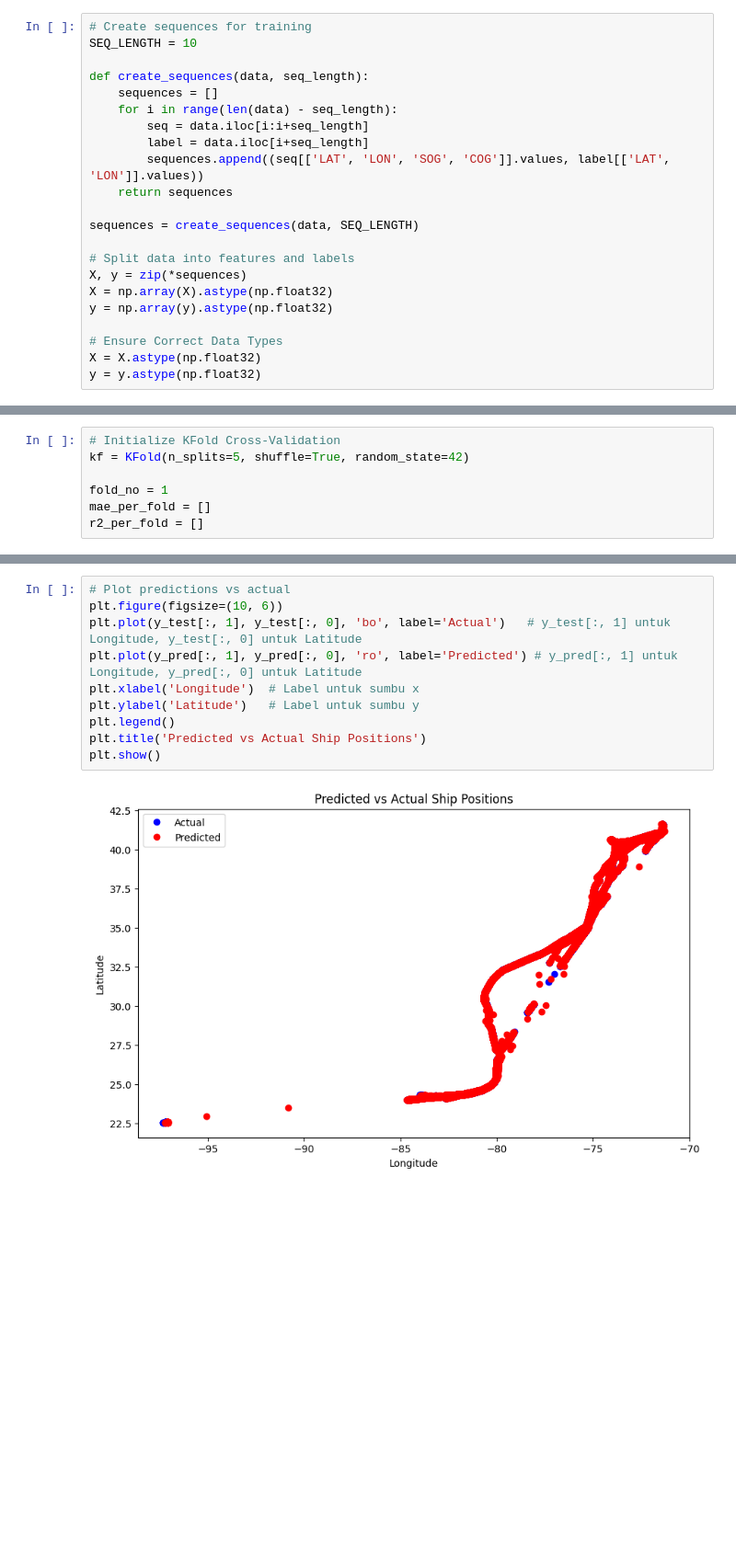
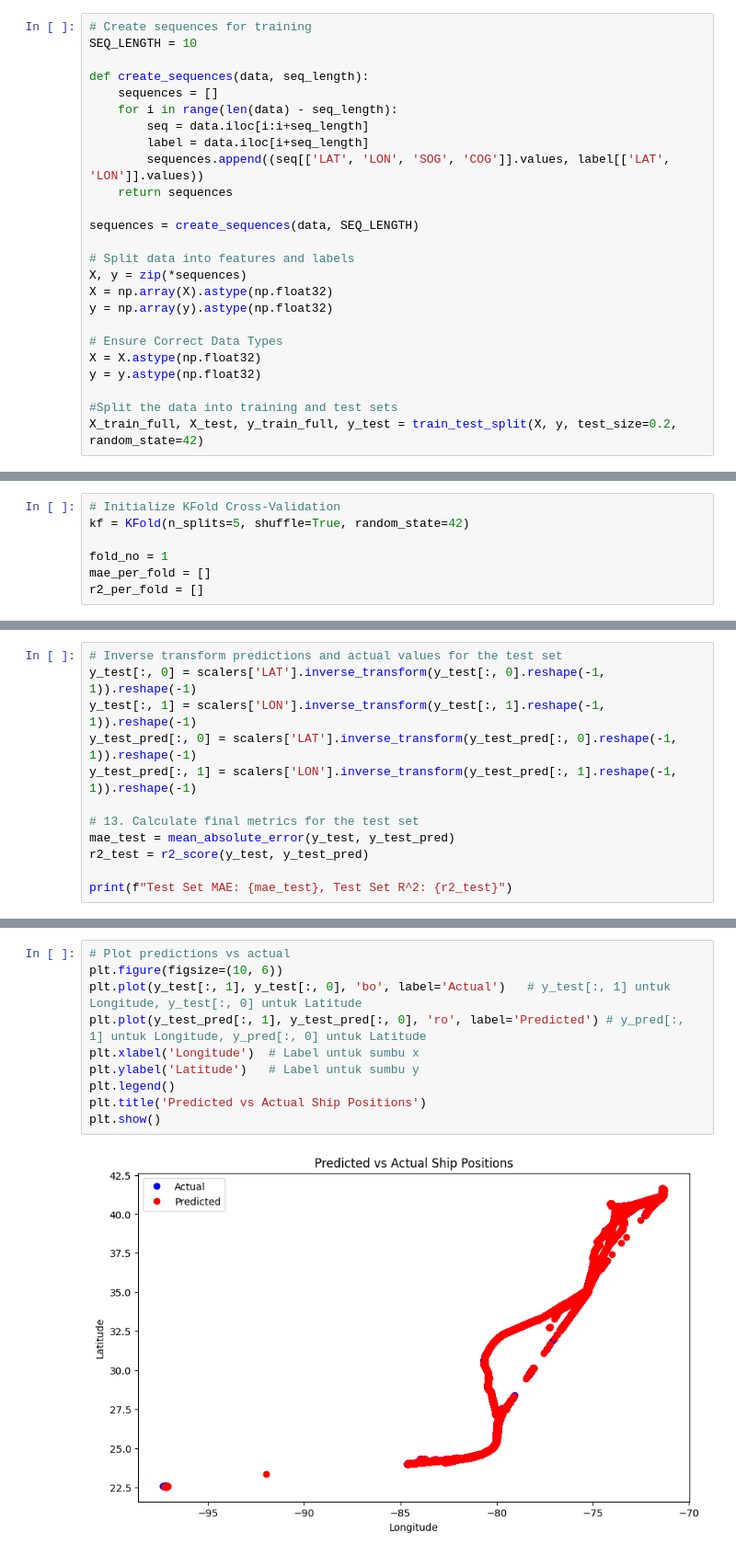
Before and after one commit to ariqzuhdi/cnn-lstm-se, a Jupyter notebook: model_final.ipynb, the cells around one changed output, grey strips where cells are left out. Shown: that part at 92% size. Drawn from its saved outputs; the diff is of its cells as text; blank space fills up the shorter version.

Commit message:
add splitting data

```diff
--- a/model_final.ipynb
+++ b/model_final.ipynb
@@ -112,6 +112,9 @@ y = np.array(y).astype(np.float32)
 # Ensure Correct Data Types
 X = X.astype(np.float32)
 y = y.astype(np.float32)
+
+#Split the data into training and test sets
+X_train_full, X_test, y_train_full, y_test = train_test_split(X, y, test_size=0.2, random_state=42)
 # %%
 def squeeze_excite_block(input, ratio=16):
     init = input
@@ -218,0 +222,12 @@ Average R^2 across folds: 0.9998348355293274
+# %%
+# Inverse transform predictions and actual values for the test set
+y_test[:, 0] = scalers['LAT'].inverse_transform(y_test[:, 0].reshape(-1, 1)).reshape(-1)
+y_test[:, 1] = scalers['LON'].inverse_transform(y_test[:, 1].reshape(-1, 1)).reshape(-1)
+y_test_pred[:, 0] = scalers['LAT'].inverse_transform(y_test_pred[:, 0].reshape(-1, 1)).reshape(-1)
+y_test_pred[:, 1] = scalers['LON'].inverse_transform(y_test_pred[:, 1].reshape(-1, 1)).reshape(-1)
+
+# 13. Calculate final metrics for the test set
+mae_test = mean_absolute_error(y_test, y_test_pred)
+r2_test = r2_score(y_test, y_test_pred)
+
+print(f"Test Set MAE: {mae_test}, Test Set R^2: {r2_test}")
@@ -226,15 +243,15 @@ Average R^2 across folds: 0.9998348355293274
 # %%
 # Plot predictions vs actual
 plt.figure(figsize=(10, 6))
 plt.plot(y_test[:, 1], y_test[:, 0], 'bo', label='Actual')   # y_test[:, 1] untuk Longitude, y_test[:, 0] untuk Latitude
-plt.plot(y_pred[:, 1], y_pred[:, 0], 'ro', label='Predicted') # y_pred[:, 1] untuk Longitude, y_pred[:, 0] untuk Latitude
+plt.plot(y_test_pred[:, 1], y_test_pred[:, 0], 'ro', label='Predicted') # y_pred[:, 1] untuk Longitude, y_pred[:, 0] untuk Latitude
 plt.xlabel('Longitude')  # Label untuk sumbu x
 plt.ylabel('Latitude')   # Label untuk sumbu y
 plt.legend()
 plt.title('Predicted vs Actual Ship Positions')
 plt.show()
 # %% [output]
-[figure, old version]
+[figure, new version]
 # %%
 # Plot training & validation loss values
 plt.figure(figsize=(10, 6))
```
Also changed, not shown: parts of 6 cells of this notebook.
